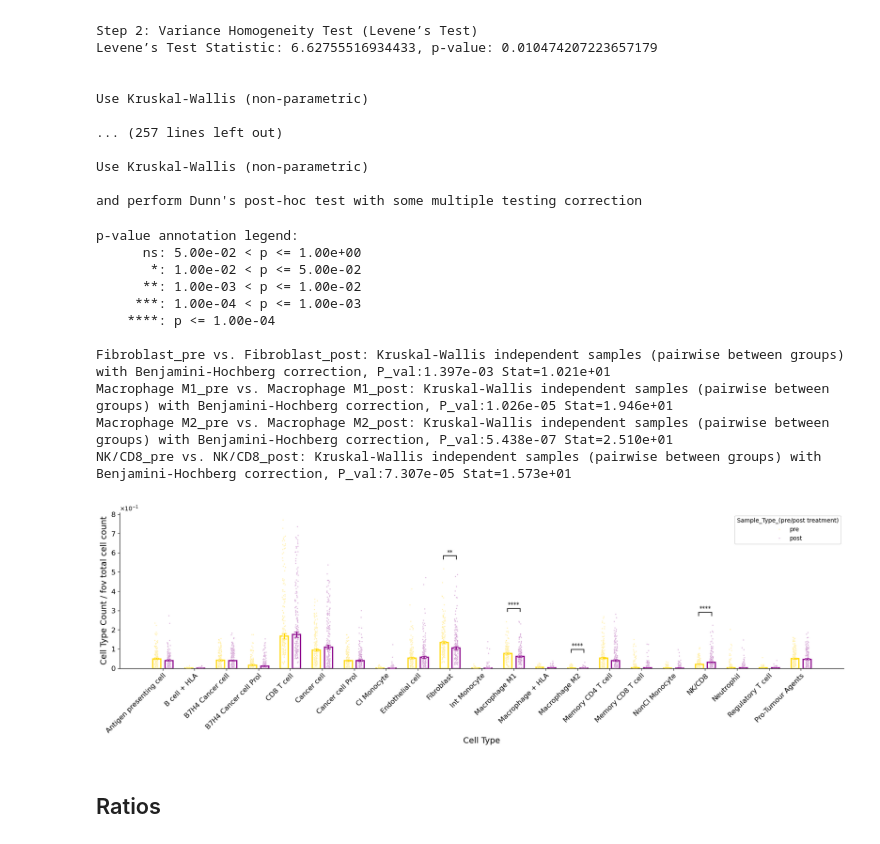
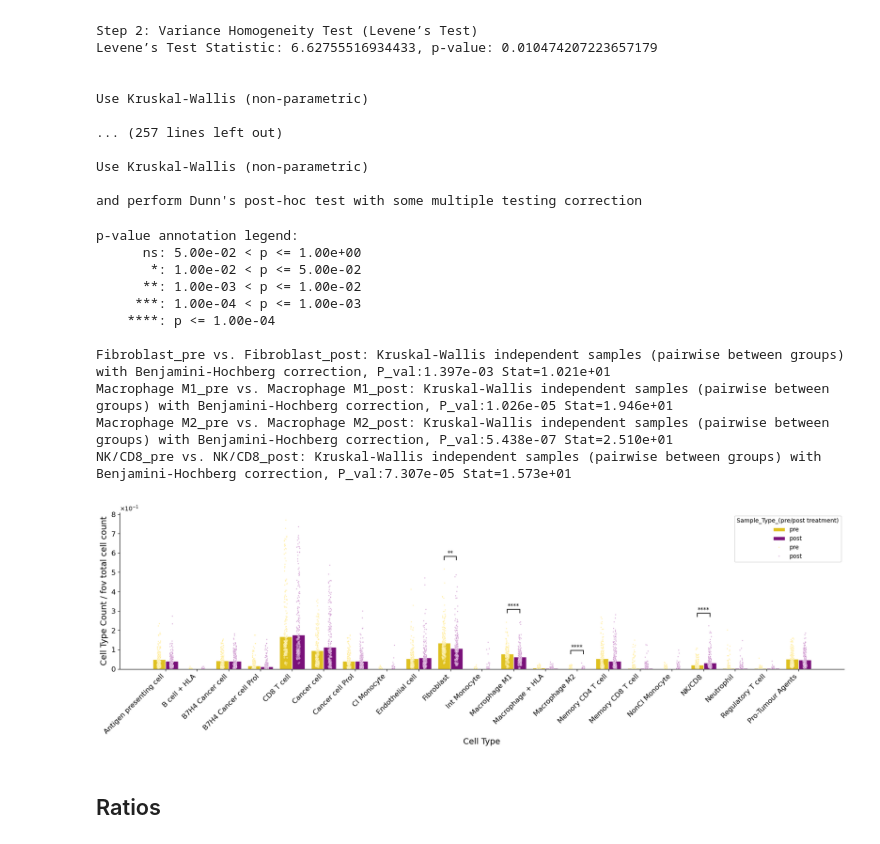
Before and after one commit to Schumacher-group/IMC_TNBC_analysis, a Jupyter notebook: figures/manuscript/Notebooks/Cell Counts.ipynb, the cells around one changed output. Cells and saved outputs as stored; diff of their text form; code cells hidden in the pictures.

Commit message:
changing error-bar plotting in "cell counts.ipynb"

```diff
--- a/figures/manuscript/Notebooks/Cell Counts.ipynb
+++ b/figures/manuscript/Notebooks/Cell Counts.ipynb
@@ -329,50 +329,23 @@ palette = sns.color_palette(colours)
 # %%
 # treatments = ['Non-Responder', 'Responder']
 # filename = 'FS4-1A_CellTypes_NonResponders'
-treatments = ['pre', 'post'] ###uncomment if analysing Non-Responders
 filename = 'FS5-1A_CellTypes_PrePost' ###uncomment if analysing Non-Responders
 data_scatter = transformed_df
-
-# Set the bar width and positions for the grouped bars
-bar_width = 0.25
-index = np.arange(len(PhenoNorm))  # X positions of bars
 index_list = list(PhenoNorm)
 
-# Create Bar Plot with ax.bar and Error Bars (Mean ± SEM)
 fig, ax = plt.subplots(figsize=(18, 6))
 
-#Loop through each treatment and plot the bars
-for i, treatment in enumerate(treatments):
-    # Calculate the x positions for each bar
-    positions = (index + i * 0.38)-0.19
-    #print(positions)
-    #print('i ', i, ' treatment ', treatment)
-    treatment_data = df2[df2[study] == treatment]#.astype(str) == treatment]
-
-    heights=[]
-    errors=[]
-    for c in range(0,len(PhenoNorm)):
-        heights.append(treatment_data.iloc[0][PhenoNormMean[c]])
-        errors.append(treatment_data.iloc[0][PhenoNormSEM[c]])
-
-    ax.bar(
-        x = positions,
-        height = heights,
-        width = bar_width,
-        color = 'white',
-        edgecolor = palette[i],
-        linewidth = 2)
-
-    # Add error bars
-    ax.errorbar(
-        x=positions,
-        y=heights,
-        yerr=errors,  # Use SEM for error bars
-        color=palette[i],  # Error bar color
-        capsize=4,
-        fmt='none',
-        zorder = 10,
-        linewidth=2)
+sns.barplot(data=data_scatter,
+            ax=ax,
+            x='Cell Type',
+            y='Mean',
+            hue=study,
+            order=index_list,
+            estimator='median',
+            errorbar=None,
+            palette=palette,
+            edgecolor='white',
+            linewidth=1)
 
 sns.stripplot(data=data_scatter,
           ax=ax,
@@ -384,50 +357,44 @@ sns.stripplot(data=data_scatter,
           edgecolor="white",
           linewidth=1,
           palette=palette,
-          order = index_list,
+          order=index_list,
           alpha=0.4)
 
 
-annotator = Annotator(ax, comparison_pairs, data=data_scatter, x='Cell Type', y='Mean', hue=study)#, order=order)
+annotator = Annotator(ax, comparison_pairs, data=data_scatter, x='Cell Type', y='Mean', hue=study)
 annotator.configure(hide_non_significant=True)
 annotator.configure(test='Kruskal', text_format='star', loc='inside', comparisons_correction='benjamini-hochberg')
 annotator.apply_and_annotate()
 
 # Customize the plot aesthetics
 ax.set_xlabel('Cell Type', fontsize=14)
 ax.set_ylabel('Cell Type Count / fov total cell count', fontsize=14)
-#ax.set_title(title)
 ax.spines['top'].set_visible(False)
 ax.spines['right'].set_visible(False)
-# Set x-ticks to be the center of the grouped bars
-ax.set_xticks(index - bar_width )
-#ax.set_xticklabels(PhenoNorm)
-ax.set_xticks([0,1,2,3,4,5,6,7,8,9,10,11,12,13,14,15,16,17,18,19,20], PhenoNorm, rotation=45, rotation_mode="anchor", ha="right")
-plt.xticks(fontsize=12)
+ax.set_xticklabels(ax.get_xticklabels(), rotation=45, ha='right', fontsize=12)
 plt.yticks(fontsize=12)
-#ax.set_ylim(0,0.0006)
 plt.ylim(ymin=0)
 
 ax.ticklabel_format(axis='y', style='sci', scilimits=(0,0), useOffset=None, useLocale=None, useMathText=True)
 
 plt.tight_layout()
 
-plt.savefig('../../manuscript/'+filename+'.png',format='png', dpi=600, bbox_inches='tight')
+plt.savefig('../../manuscript/'+filename+'.png', format='png', dpi=600, bbox_inches='tight')
 
 plt.show()
 # %% [output]
 p-value annotation legend:
       ns: 5.00e-02 < p <= 1.00e+00
        *: 1.00e-02 < p <= 5.00e-02
       **: 1.00e-03 < p <= 1.00e-02
      ***: 1.00e-04 < p <= 1.00e-03
     ****: p <= 1.00e-04
 
 Fibroblast_pre vs. Fibroblast_post: Kruskal-Wallis independent samples (pairwise between groups) with Benjamini-Hochberg correction, P_val:1.397e-03 Stat=1.021e+01
 Macrophage M1_pre vs. Macrophage M1_post: Kruskal-Wallis independent samples (pairwise between groups) with Benjamini-Hochberg correction, P_val:1.026e-05 Stat=1.946e+01
 Macrophage M2_pre vs. Macrophage M2_post: Kruskal-Wallis independent samples (pairwise between groups) with Benjamini-Hochberg correction, P_val:5.438e-07 Stat=2.510e+01
 NK/CD8_pre vs. NK/CD8_post: Kruskal-Wallis independent samples (pairwise between groups) with Benjamini-Hochberg correction, P_val:7.307e-05 Stat=1.573e+01
-[figure, old version]
+[figure, new version]
 # %% [markdown]
 ## Ratios
 # %%
```
Also changed, not shown: parts of 1 cell of this notebook.
